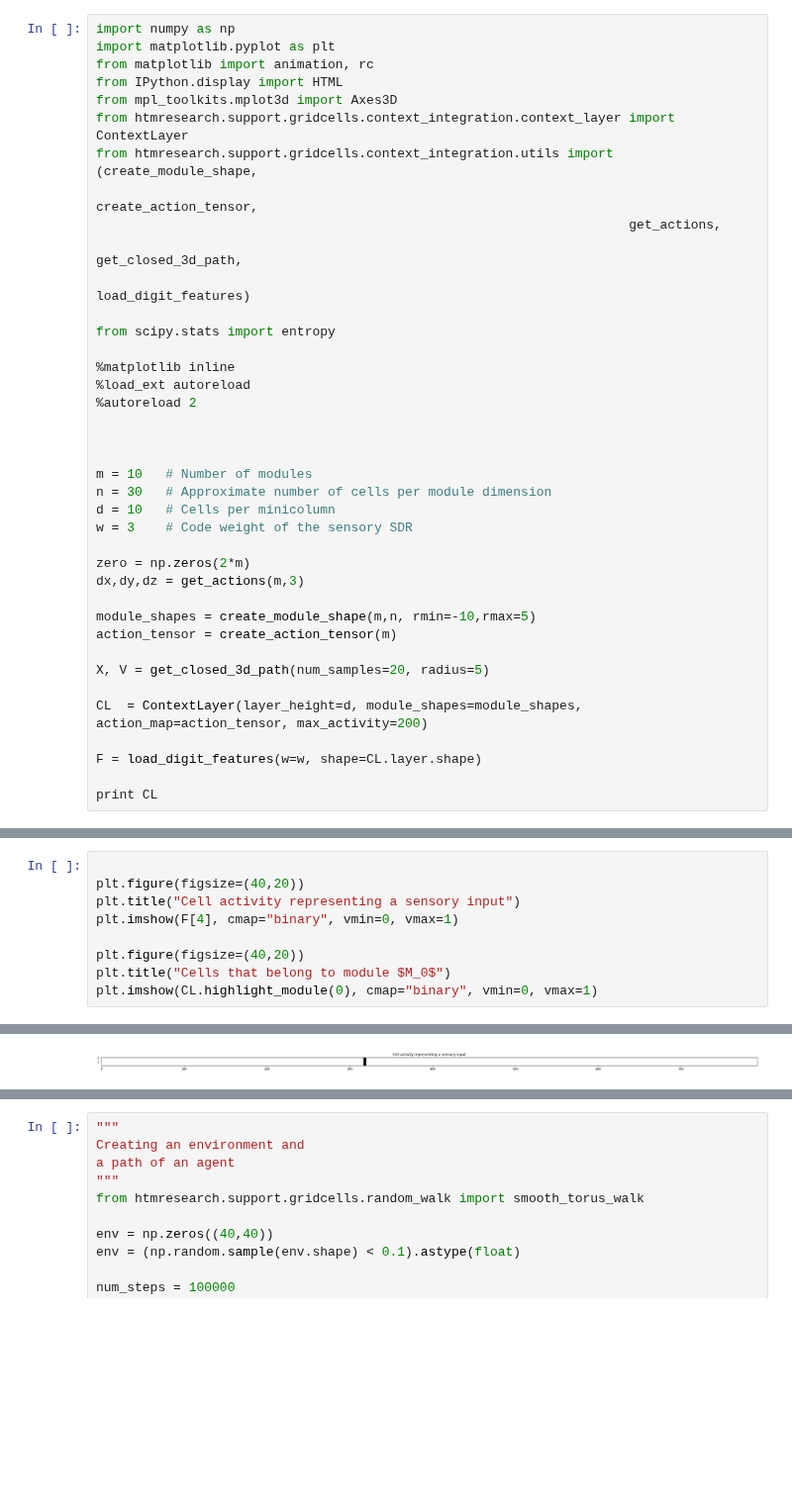
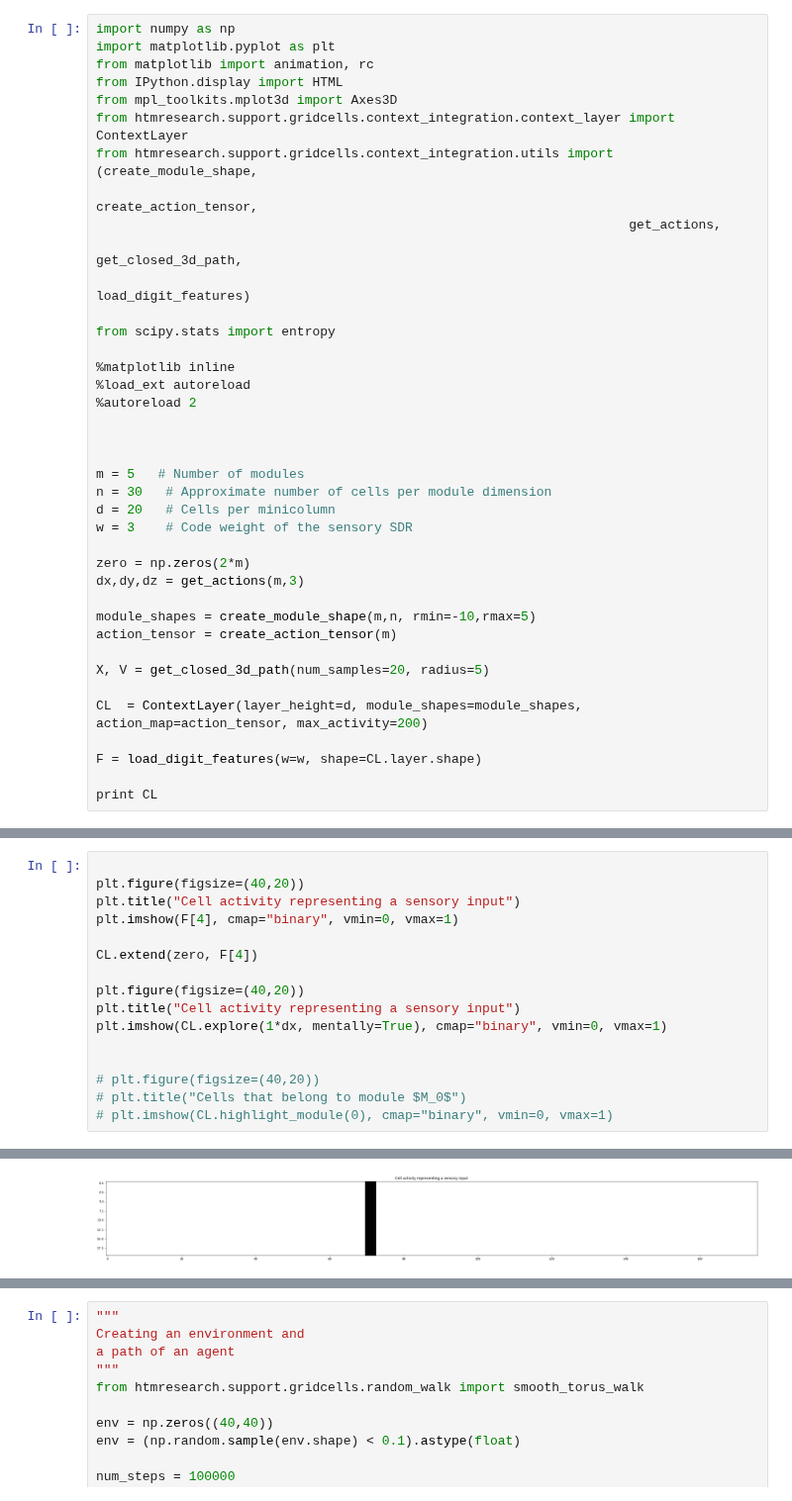
Before and after one commit to mirkoklukas/htmresearch, a Jupyter notebook: projects/gridcells/jupyter/context_integration/Position Estimate.ipynb, the cells around one changed output, grey strips where cells are left out. Shown at 99% size. Cells and saved outputs as stored; diff of their text form; blank space fills up the shorter version.

```diff
--- a/projects/gridcells/jupyter/context_integration/Position Estimate.ipynb
+++ b/projects/gridcells/jupyter/context_integration/Position Estimate.ipynb
@@ -19,9 +19,9 @@ from scipy.stats import entropy
 
 
 
-m = 10   # Number of modules
+m = 5   # Number of modules
 n = 30   # Approximate number of cells per module dimension
-d = 10   # Cells per minicolumn
+d = 20   # Cells per minicolumn
 w = 3    # Code weight of the sensory SDR
 
 zero = np.zeros(2*m)
@@ -58,12 +58,19 @@ Activity bound:          200
 # %%
 
 plt.figure(figsize=(40,20))
 plt.title("Cell activity representing a sensory input")
 plt.imshow(F[4], cmap="binary", vmin=0, vmax=1)
 
+CL.extend(zero, F[4])
+
 plt.figure(figsize=(40,20))
-plt.title("Cells that belong to module $M_0$")
-plt.imshow(CL.highlight_module(0), cmap="binary", vmin=0, vmax=1)
+plt.title("Cell activity representing a sensory input")
+plt.imshow(CL.explore(1*dx, mentally=True), cmap="binary", vmin=0, vmax=1)
+
+
+# plt.figure(figsize=(40,20))
+# plt.title("Cells that belong to module $M_0$")
+# plt.imshow(CL.highlight_module(0), cmap="binary", vmin=0, vmax=1)
 # %% [output]
 <matplotlib.image.AxesImage at 0x...>
-[figure, old version]
+[figure, new version]
```
Also changed, not shown: parts of 3 cells of this notebook, 8 other files.
